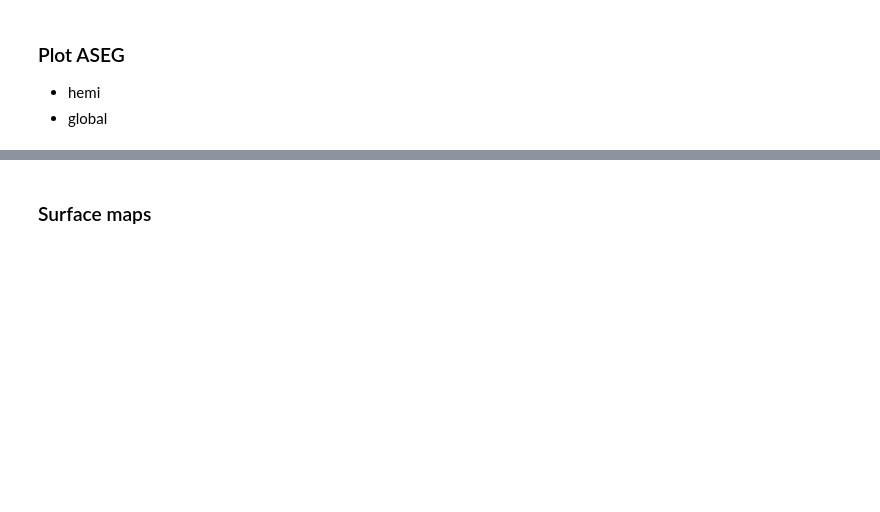
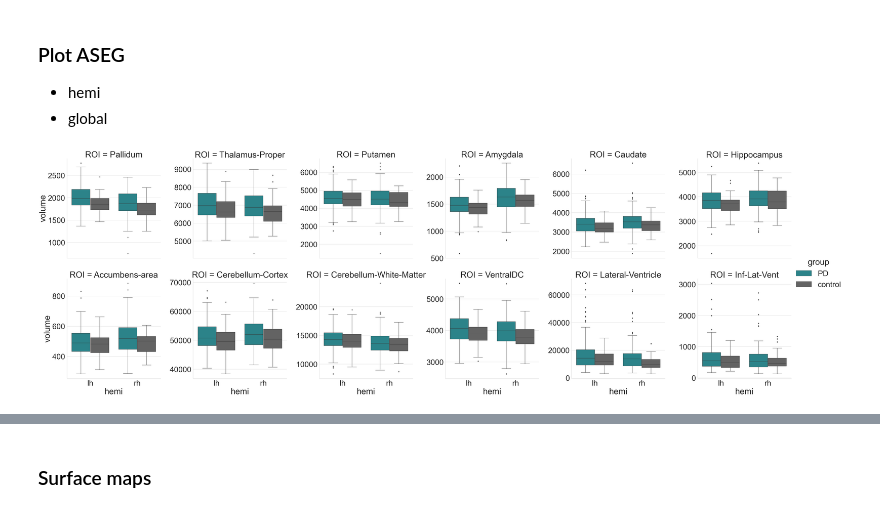
Before and after one commit to nipoppy/nipoppy, a Jupyter notebook: analysis/CT/notebooks/FS_stats.ipynb, the cells around one changed output, grey strips where cells are left out. Cells and saved outputs as stored; diff of their text form; code cells hidden in the pictures; blank space fills up the shorter version.

```diff
--- a/analysis/CT/notebooks/FS_stats.ipynb
+++ b/analysis/CT/notebooks/FS_stats.ipynb
@@ -73,0 +104,3 @@ n_demographics_subs: 208
+# %%
+demographics_df = pd.merge(demographics_df, mr_proc_df, on=["participant_id", "visit", "session"])
+demographics_df.head()
@@ -127,6 +199,9 @@ demographics_df.groupby(["group"])["age"].std()
 # %% [markdown]
 ### Split DKT data into left and right hemisphere
 # %%
+save_results = False
+demo_cols = ["participant_id","bids_id","age","sex","group"]
+
 lh_CT_DKT_df = CT_DKT_df[lh_DKT_fields + demo_cols].copy()
 lh_CT_DKT_df["hemi"] = "lh"
 rh_CT_DKT_df = CT_DKT_df[rh_DKT_fields + demo_cols].copy()
@@ -137,4 +212,7 @@ rh_CT_DKT_df = rh_CT_DKT_df.rename(columns=rh_DKT_field_roi_dict)
 
 CT_DKT_df = pd.concat([lh_CT_DKT_df,rh_CT_DKT_df], axis=0)
 
+if save_results:
+    CT_DKT_df.to_csv(f"{results_dir}/CT_DKT_df.csv")
+
 CT_DKT_df.head()
@@ -174,6 +262,6 @@ rh_ASEG_fields = list(set(rh_ASEG_fields) & set(vol_ASEG_df.columns))
 global_ASEG_fields = list(set(global_ASEG_fields) & set(vol_ASEG_df.columns))
 
 # Merge with demographics info
-vol_ASEG_df = pd.merge(vol_ASEG_df,demographics_df[demo_cols],on="bids_id",how="left")
+vol_ASEG_df = pd.merge(vol_ASEG_df,demographics_df,on="bids_id",how="left")
 
 vol_ASEG_df.head()
@@ -180,6 +277,8 @@ vol_ASEG_df.head()
 # %% [markdown]
 ### Split DKT data into left and right hemisphere
 # %%
+save_results = False
+
 lh_vol_ASEG_df = vol_ASEG_df[lh_ASEG_fields + demo_cols].copy()
 lh_vol_ASEG_df["hemi"] = "lh"
 rh_vol_ASEG_df = vol_ASEG_df[rh_ASEG_fields + demo_cols].copy()
@@ -191,6 +290,10 @@ lh_vol_ASEG_df = lh_vol_ASEG_df.rename(columns=lh_ASEG_field_roi_dict)
 rh_vol_ASEG_df = rh_vol_ASEG_df.rename(columns=rh_ASEG_field_roi_dict)
 global_vol_ASEG_df = global_vol_ASEG_df.rename(columns=global_ASEG_field_roi_dict)
 
-vol_ASEG_df = pd.concat([lh_vol_ASEG_df,rh_vol_ASEG_df], axis=0)
+bilateral_vol_ASEG_df = pd.concat([lh_vol_ASEG_df,rh_vol_ASEG_df], axis=0)
 
-vol_ASEG_df.head()
+if save_results:
+    bilateral_vol_ASEG_df.to_csv(f"{results_dir}/bilateral_vol_ASEG_df.csv")
+    global_vol_ASEG_df.to_csv(f"{results_dir}/global_vol_ASEG_df.csv")
+
+bilateral_vol_ASEG_df.head()
@@ -201,25 +311,27 @@ vol_ASEG_df.head()
 # %%
 save_fig = False
 
-vol_ASEG_df_melt = vol_ASEG_df.melt(
+vol_ASEG_df_melt = bilateral_vol_ASEG_df.melt(
     id_vars=demo_cols + ["hemi"],
     var_name="ROI",
     value_name="volume",
 )
 
 plot_df = vol_ASEG_df_melt.copy()
 plot_df["ROI"] = plot_df["ROI"].astype(str)
 hemi_roi_list = ['Pallidum', 'Thalamus-Proper', 'Putamen',  'Amygdala', 'Caudate', 'Hippocampus', 'Accumbens-area',
                 'Cerebellum-Cortex','Cerebellum-White-Matter','VentralDC', 'Lateral-Ventricle','Inf-Lat-Vent']
 
 sns.set(font_scale=4)
 with sns.axes_style("whitegrid"):
     g = sns.catplot(y="volume",x="hemi", hue="group", col="ROI",kind="box", col_wrap=6, col_order=hemi_roi_list,
     palette=palette, data=plot_df, aspect=1, height=10, sharey=False)
     # g.tick_params(axis='x', rotation=90, labelsize=14)
 
 if save_fig:
-    g.savefig(f"{figs_dir}/ASEG_hemi.png")
+    g.savefig(f"{figs_dir}/ASEG_bilateral.png")
+# %% [output]
+[figure, added]
 # %%
 save_fig = False
 
```
Also changed, not shown: parts of 28 cells of this notebook.
